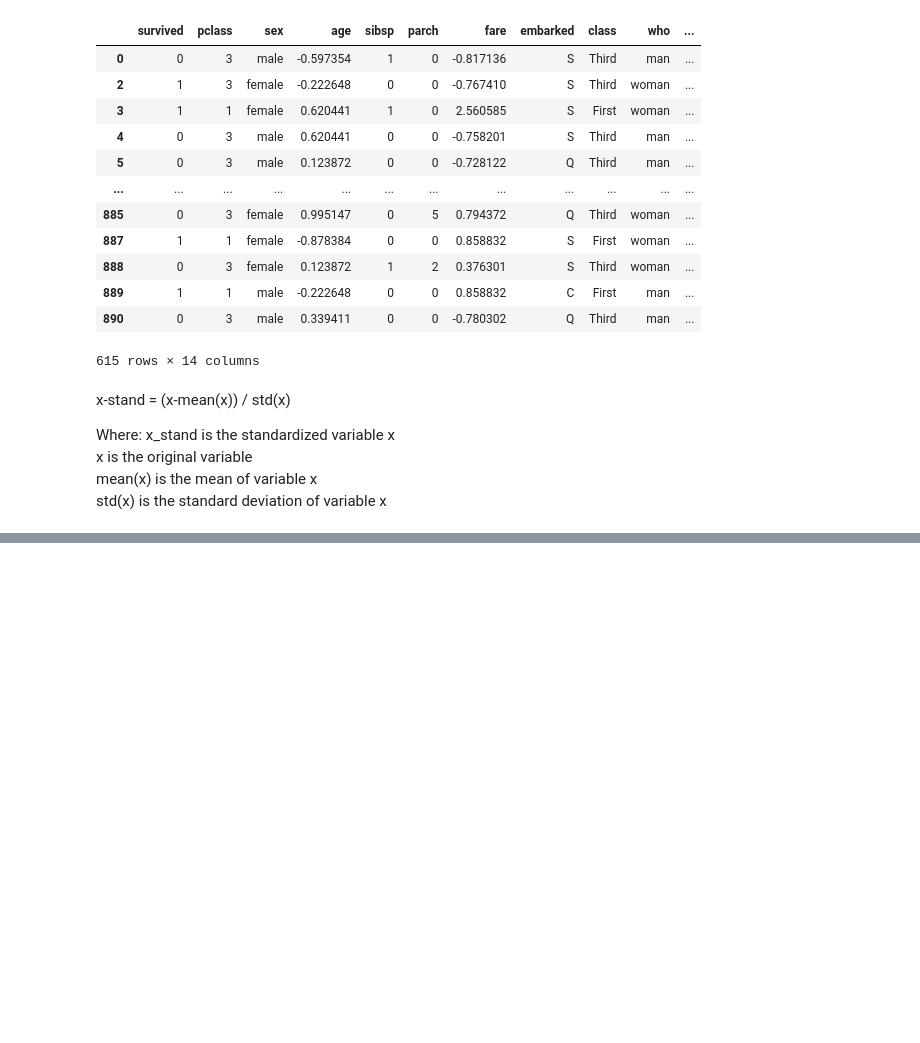
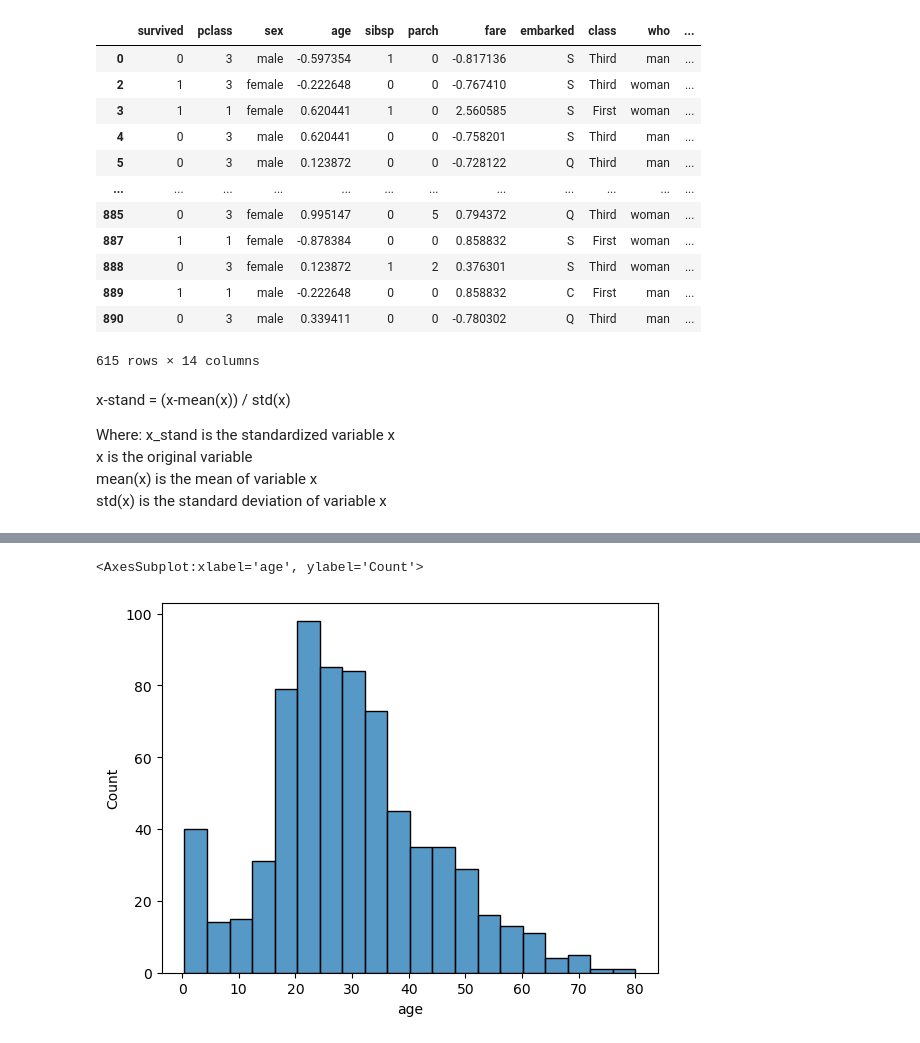
Before and after one commit to fareed23/data-science, a Jupyter notebook: day15/data_wrangling.ipynb, the cells around one changed output, grey strips where cells are left out. Cells and saved outputs as stored; diff of their text form; code cells hidden in the pictures; blank space fills up the shorter version.

```diff
--- a/day15/data_wrangling.ipynb
+++ b/day15/data_wrangling.ipynb
@@ -301,0 +362,5 @@ std(x) is the standard deviation of variable x
+# %%
+sns.histplot(df_log['age'])
+# %% [output]
+<AxesSubplot:xlabel='age', ylabel='Count'>
+[figure, added]
```
Also changed, not shown: parts of 24 cells of this notebook, 2 other files.
